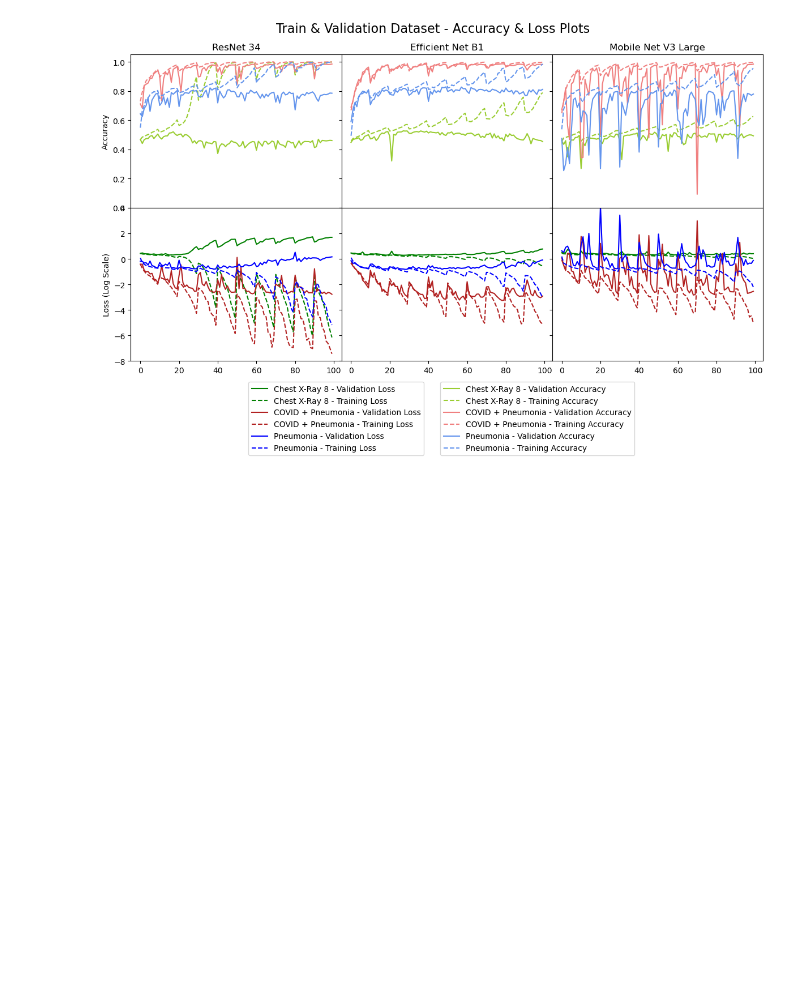
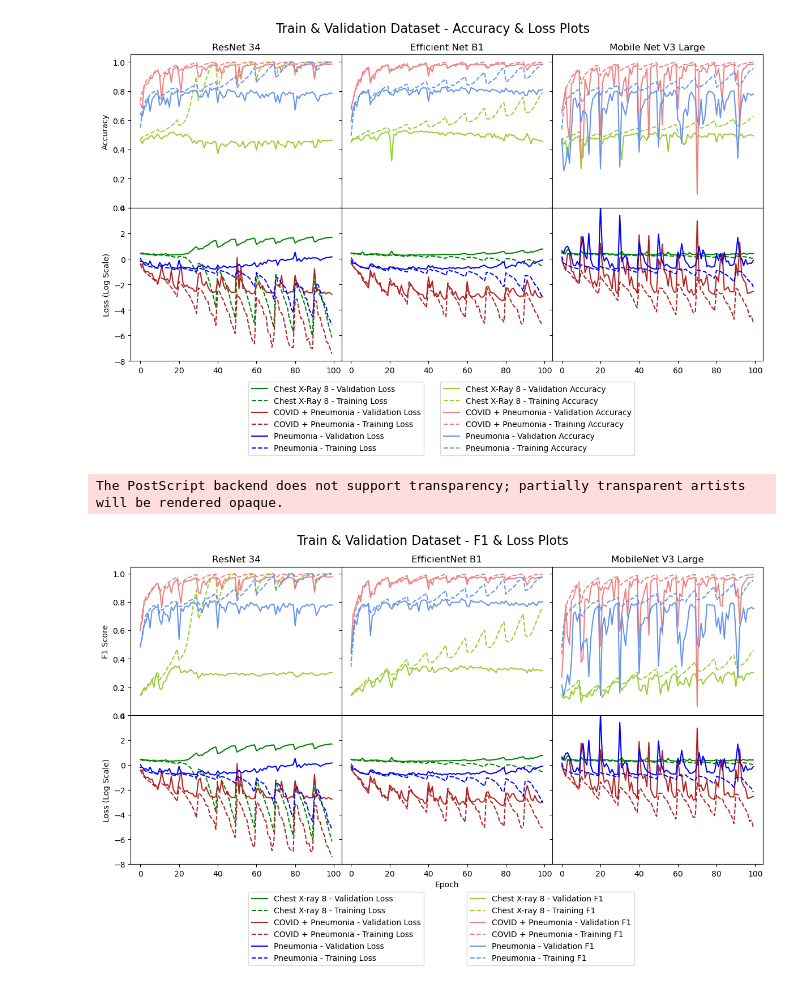
Before and after one commit to rohanchopra/Chest-X-Ray-Classification, a Jupyter notebook: notebooks/xray8/Curve Plots.ipynb, the cells around one changed output. Saved outputs shown, nothing was run; the diff lists cells and outputs as text; code cells hidden in the pictures; blank space fills up the shorter version.

```diff
--- a/notebooks/xray8/Curve Plots.ipynb
+++ b/notebooks/xray8/Curve Plots.ipynb
@@ -646,3 +727,82 @@ fig.savefig("acc_loss_separate.pdf", format="pdf", dpi=1200, bbox_inches="tight"
 # %% [output]
 The PostScript backend does not support transparency; partially transparent artists will be rendered opaque.
 [figure]
+# %%
+#fig, ax1 = plt.subplots(1,3, figsize=(12, 5))
+fig = plt.figure(figsize=(12, 8))
+gs = fig.add_gridspec(2, 3, hspace=0, wspace=0)
+ax1, ax2 = gs.subplots(sharex='col', sharey='row')
+
+
+#ax2 = []
+fig.suptitle(f'Train & Validation Dataset - F1 & Loss Plots', fontsize=16)
+epochs = [i for i in range(int(num_epochs))]
+for i in range(3):
+    model = model_name[i]
+    ax1[i].set_title(f'{model_names[model]}')
+    # plt.figure()
+    if start_flag[model]:
+        ax1[i].set_ylabel('F1 Score')
+    if middle_flag[model]:
+        ax2[i].set_xlabel('Epoch')
+
+    color = 'black'
+
+    for data in model_params.keys():
+        ax1[i].plot(epochs,
+                 [f1_score(true, pred, average='macro') for true, pred in zip(model_params[data]['val_true'][model], model_params[data]['val_pred'][model])],
+                 label=f'{dataset_names[data]} - Validation F1',
+                 color=colors_acc[data])
+        ax1[i].plot(epochs,
+                 [f1_score(true, pred, average='macro') for true, pred in zip(model_params[data]['train_true'][model], model_params[data]['train_pred'][model])],
+                 label=f'{dataset_names[data]} - Training F1',
+                 color=colors_acc[data], linestyle='--')
+
+    ax1[i].tick_params(axis='y', labelcolor=color)
+    ax1[i].set_ylim([0, 1.05])
+
+    #ax2.append(ax1[i].twinx())
+    color = 'black'
+
+    if start_flag[model]:
+        ax2[i].set_ylabel('Loss (Log Scale)', color=color)
+
+    for data in model_params.keys():
+        ax2[i].plot(epochs,
+                 np.log(model_params[data]['val_loss'][model]),
+                 label=f'{dataset_names[data]} - Validation Loss',
+                 color=colors_loss[data])
+        ax2[i].plot(epochs,
+                 np.log(model_params[data]['train_loss'][model]),
+                 label=f'{dataset_names[data]} - Training Loss',
+                 color=colors_loss[data], linestyle='--')
+
+    ax2[i].set_ylim([-8, 4])
+    ax2[i].tick_params(axis='y', labelcolor=color)
+
+    if middle_flag[model]:
+        ax1[i].legend(bbox_to_anchor=(1., -2.1, 0.41, 0.94))
+        ax2[i].legend(bbox_to_anchor=(0., -1.1, 0.41, 0.94))
+
+
+   # if end_flag[model]:
+    #    ax2[i].set_yticklabels([])
+
+        #ax1[i].get_legend().remove()
+        #ax2[i].get_legend().remove()
+    #if middle_flag[model]:
+        #ax1[i].set_yticklabels([])
+     #   ax2[i].set_yticklabels([])
+        #ax1[i].get_legend().remove()
+        #ax2[i].get_legend().remove()
+
+
+fig.tight_layout()
+fig.savefig("f1_loss_separate.png", format="png", dpi=600, bbox_inches="tight")
+fig.savefig("f1_loss_separate.eps", format="eps", dpi=1200, bbox_inches="tight", transparent=True)
+fig.savefig("f1_loss_separate.pdf", format="pdf", dpi=1200, bbox_inches="tight", transparent=True)
+
+#fig.legend(bbox_to_anchor=(0., -1., 0.41, 0.94))
+# %% [output]
+The PostScript backend does not support transparency; partially transparent artists will be rendered opaque.
+[figure, added]
```
Also changed, not shown: parts of 6 cells of this notebook.
